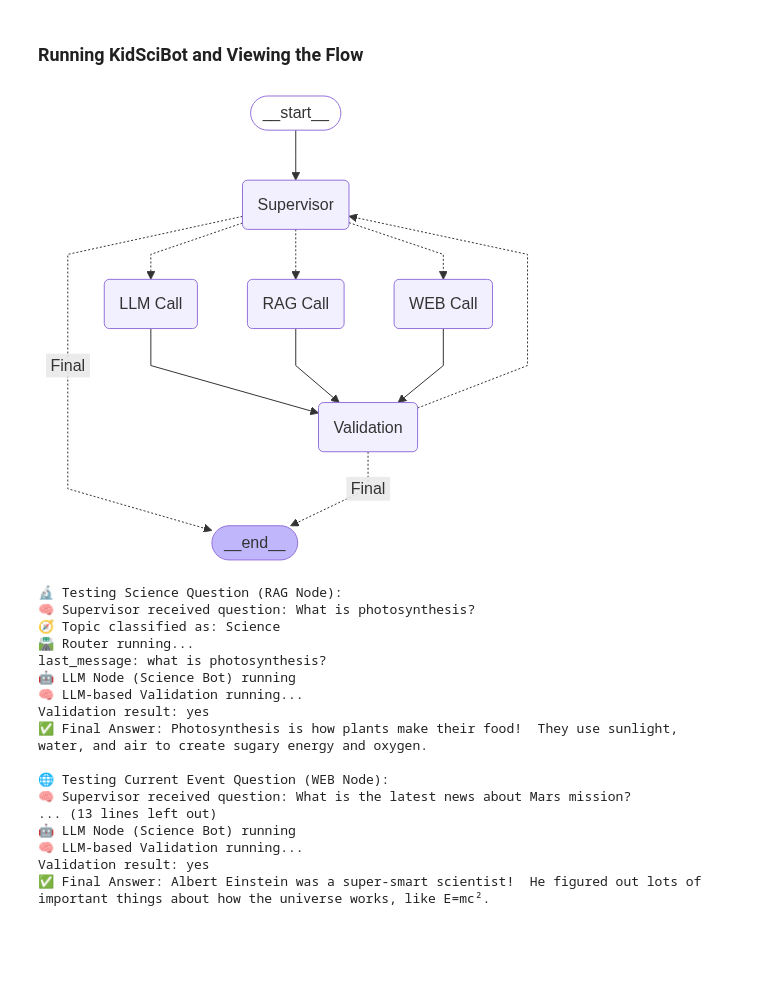
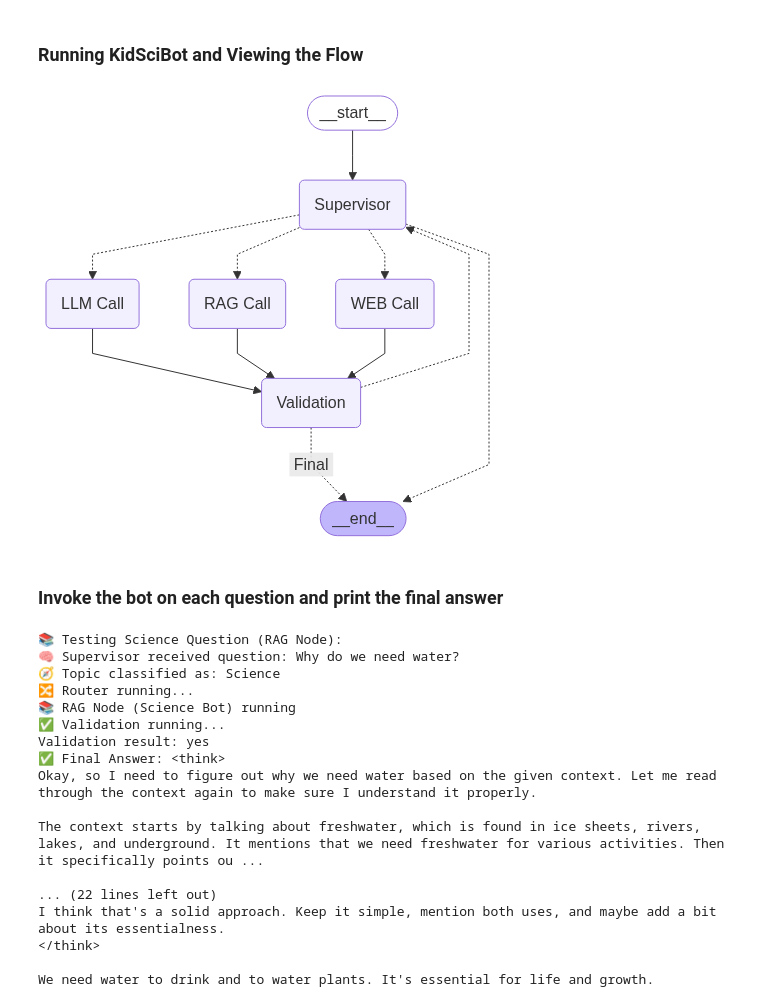
Before and after one commit to Ankita-Codee/Agentic-AI-and-Gen-AI-Assignments, a Jupyter notebook: Assignment 4/Agent_Assignment.ipynb, the cells around one changed output. Cells and saved outputs as stored; diff of their text form; code cells hidden in the pictures; blank space fills up the shorter version.

```diff
--- a/Assignment 4/Agent_Assignment.ipynb
+++ b/Assignment 4/Agent_Assignment.ipynb
@@ -195,3 +222,6 @@ def llm_node(state: AgentState):
     response = model.invoke(complete_query)
 
     return {"messages": [response.content]}
+# %%
+state = {"messages": ["What is the best place to visit Canada?"], "validated": False}
+llm_node(state)
@@ -202,7 +235,7 @@ from tavily import TavilyClient
 import os
 
 # Initialize the Tavily API key securely
-tavily_client = TavilyClient(api_key=api_key)
+tavily_client = TavilyClient(api_key=TAVILY_API_KEY)
 
 # 🌐 WEB NODE for Science Bot
 def web_node(state: dict) -> dict:
@@ -219,6 +252,9 @@ def web_node(state: dict) -> dict:
     )
 
     # Extract concise answer or fallback
-    final_answer = response.get("answer", "Hmm... I couldn't find the answer right now.")
+    final_answer = response.get("answer", "Hmm... I couldn’t find the answer right now.")
 
     return {"messages": [final_answer]}
+# %%
+state = {"messages": ["What is the best place to visit Canada?"], "validated": False}
+web_node(state)
@@ -274,8 +319,8 @@ builder.add_node("Validation", validation_with_llm)
 builder.add_conditional_edges("Supervisor", router, {
     "RAG Call": "RAG Call",
     "LLM Call": "LLM Call",
-    "WEB Call": "WEB Call",
-    "Final": END  # if already validated
+    "WEB Call": "WEB Call"
+    #"Final": END  # if already validated
 })
 
 # 4. Generation → Validation
@@ -300,43 +345,34 @@ science_bot_app = builder.compile()
 # %%
 from IPython.display import Image, display
 
 # Display the graph visualization
 display(Image(science_bot_app.get_graph().draw_mermaid_png()))
-
-# Prepare example states for each node type
-science_question = AgentState(messages=["What is photosynthesis?"], validated=False)
-current_event_question = AgentState(messages=["What is the latest news about Mars mission?"], validated=False)
-general_question = AgentState(messages=["Who was Albert Einstein?"], validated=False)
-
-# Invoke the bot on each question and print the final answer
-
-print("🔬 Testing Science Question (RAG Node):")
-science_output = science_bot_app.invoke(science_question)
-print("✅ Final Answer:", science_output["messages"][-1], "\n")
-
-print("🌐 Testing Current Event Question (WEB Node):")
-web_output = science_bot_app.invoke(current_event_question)
-print("✅ Final Answer:", web_output["messages"][-1], "\n")
-
-print("🤖 Testing General Question (LLM Node):")
-llm_output = science_bot_app.invoke(general_question)
-print("✅ Final Answer:", llm_output["messages"][-1])
 # %% [output]
-[figure, old version]
+[figure, new version]
-🔬 Testing Science Question (RAG Node):
-🧠 Supervisor received question: What is photosynthesis?
-🧭 Topic classified as: Science
-🛣️ Router running...
-last_message: what is photosynthesis?
-🤖 LLM Node (Science Bot) running
-🧠 LLM-based Validation running...
-Validation result: yes
-✅ Final Answer: Photosynthesis is how plants make their food!  They use sunlight, water, and air to create sugary energy and oxygen.
-
-🌐 Testing Current Event Question (WEB Node):
-🧠 Supervisor received question: What is the latest news about Mars mission?
-... (13 lines left out)
-🤖 LLM Node (Science Bot) running
-🧠 LLM-based Validation running...
-Validation result: yes
-✅ Final Answer: Albert Einstein was a super-smart scientist!  He figured out lots of important things about how the universe works, like E=mc².
+# %% [markdown]
+### Invoke the bot on each question and print the final answer
+# %%
+
+science_question = { "messages": ["Why do we need water?"], "validated": False}
+
+print("📚 Testing Science Question (RAG Node):")
+science_output = science_bot_app.invoke(science_question)
+print("✅ Final Answer:", science_output["messages"][-1], "\n")
+# %% [output]
+📚 Testing Science Question (RAG Node):
+🧠 Supervisor received question: Why do we need water?
+🧭 Topic classified as: Science
+🔀 Router running...
+📚 RAG Node (Science Bot) running
+✅ Validation running...
+Validation result: yes
+✅ Final Answer: <think>
+Okay, so I need to figure out why we need water based on the given context. Let me read through the context again to make sure I understand it properly.
+
+The context starts by talking about freshwater, which is found in ice sheets, rivers, lakes, and underground. It mentions that we need freshwater for various activities. Then it specifically points ou ...
+
+... (22 lines left out)
+I think that's a solid approach. Keep it simple, mention both uses, and maybe add a bit about its essentialness.
+</think>
+
+We need water to drink and to water plants. It's essential for life and growth.
```
Also changed, not shown: parts of 25 cells of this notebook.
